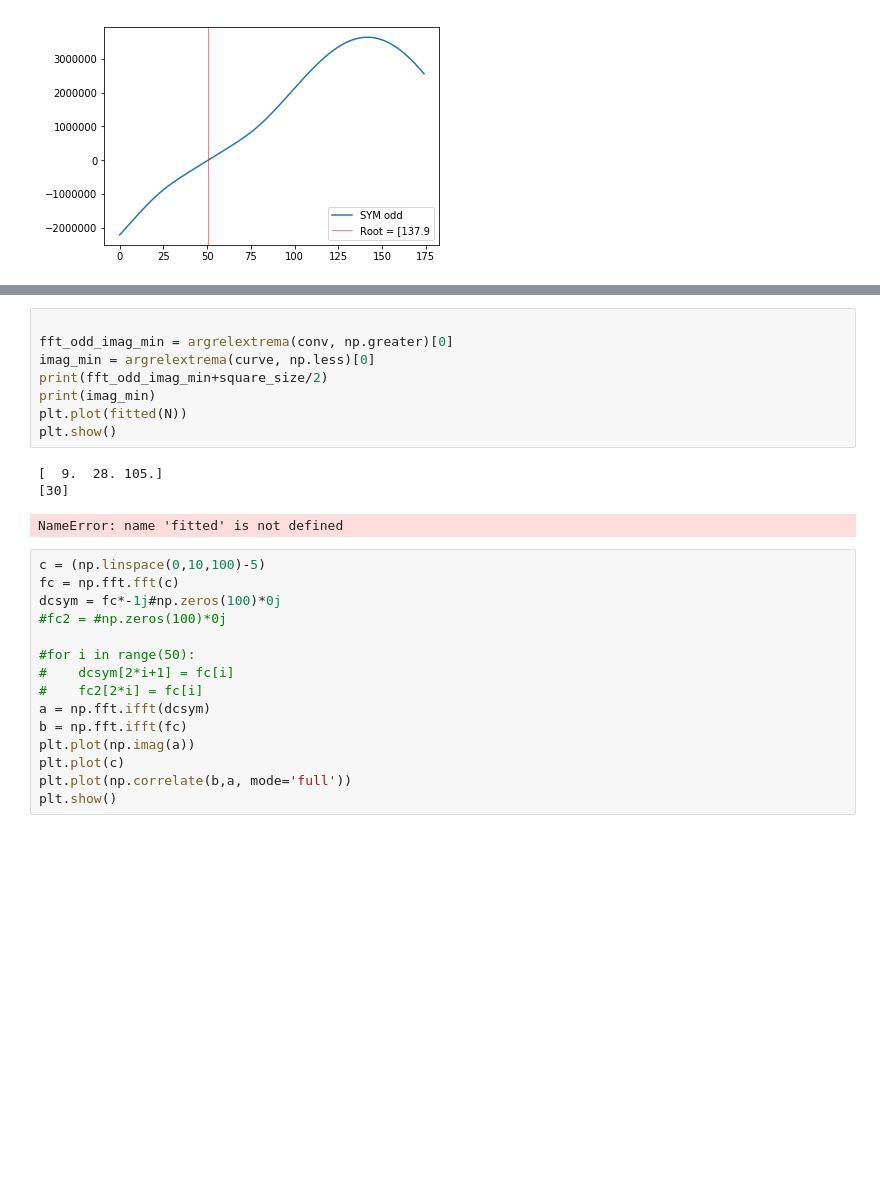
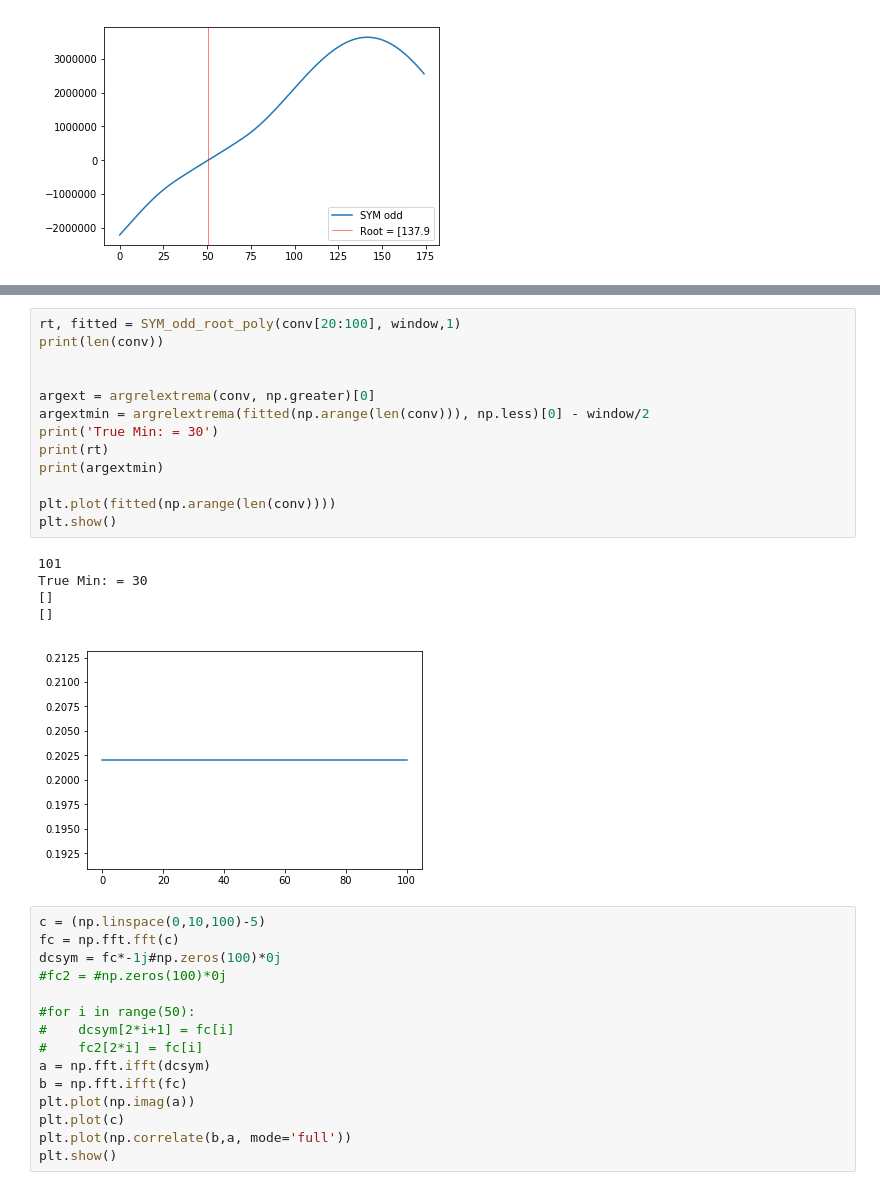
Before and after one commit to everettvacek/rotationCenter, a Jupyter notebook: Scan_crop_pad.ipynb, the cells around one changed output, grey strips where cells are left out. Drawn from its saved outputs; the diff is of its cells as text; blank space fills up the shorter version.

```diff
--- a/Scan_crop_pad.ipynb
+++ b/Scan_crop_pad.ipynb
@@ -201,15 +188,22 @@ plt.show()
 # %%
+rt, fitted = SYM_odd_root_poly(conv[20:100], window,1)
+print(len(conv))
 
-fft_odd_imag_min = argrelextrema(conv, np.greater)[0]
-imag_min = argrelextrema(curve, np.less)[0]
-print(fft_odd_imag_min+square_size/2)
-print(imag_min)
-plt.plot(fitted(N))
+
+argext = argrelextrema(conv, np.greater)[0]
+argextmin = argrelextrema(fitted(np.arange(len(conv))), np.less)[0] - window/2
+print('True Min: = 30')
+print(rt)
+print(argextmin)
+
+plt.plot(fitted(np.arange(len(conv))))
 plt.show()
 # %% [output]
-[  9.  28. 105.]
-[30]
+101
+True Min: = 30
+[]
+[]
-NameError: name 'fitted' is not defined
+[figure, added]
 # %%
 c = (np.linspace(0,10,100)-5)
 fc = np.fft.fft(c)
```
Also changed, not shown: parts of 2 cells of this notebook, 1 other file.
